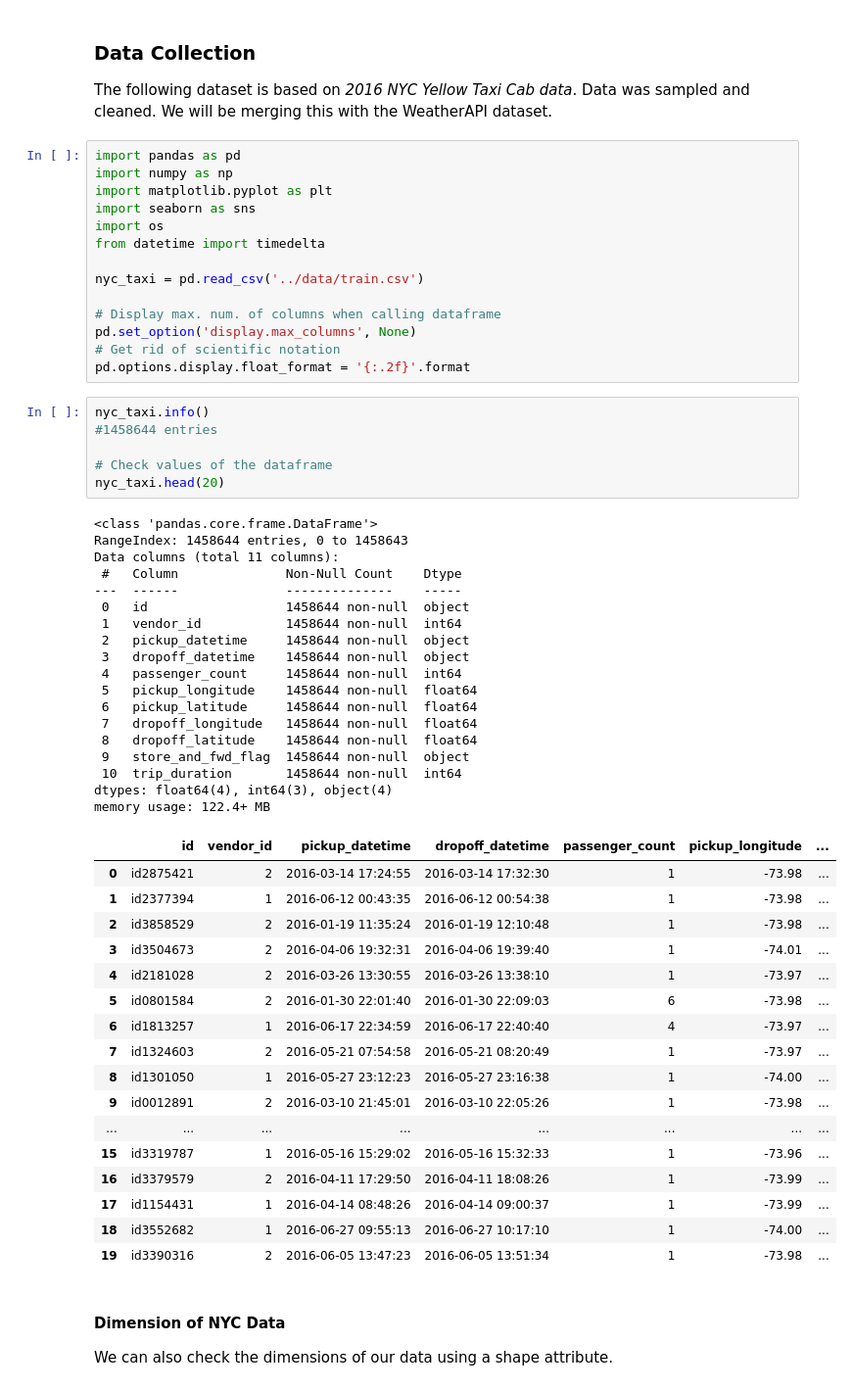
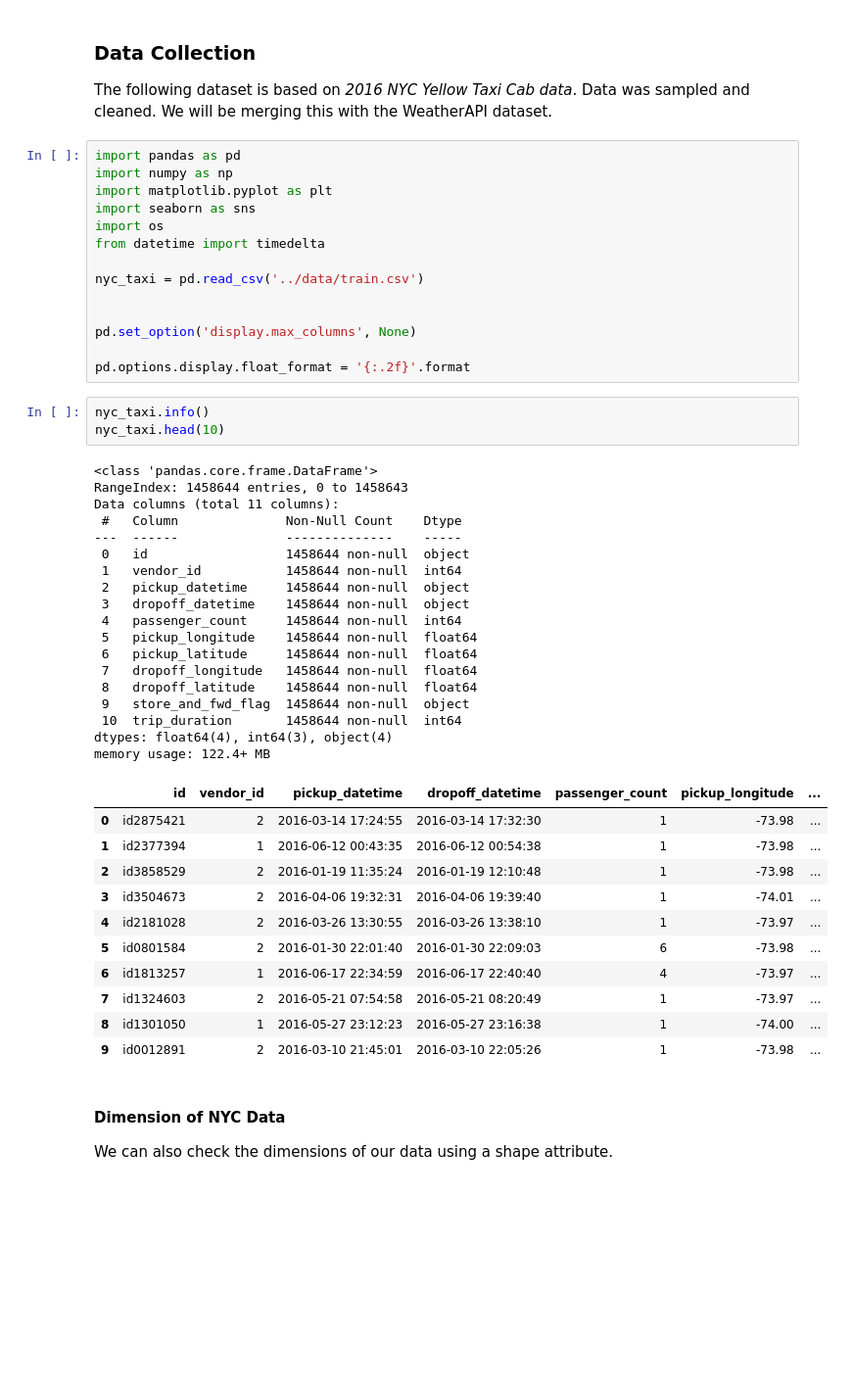
Before and after one commit to jrisdana/CapstoneTwo, a Jupyter notebook: Notebooks/NYC Taxi Duration Data Wrangling.ipynb, the cells around one changed output. Shown: that part at 98% size. Saved outputs shown, nothing was run; the diff lists cells and outputs as text; blank space fills up the shorter version.

```diff
--- a/Notebooks/NYC Taxi Duration Data Wrangling.ipynb
+++ b/Notebooks/NYC Taxi Duration Data Wrangling.ipynb
@@ -27,52 +27,43 @@ from datetime import timedelta
 
 nyc_taxi = pd.read_csv('../data/train.csv')
 
-# Display max. num. of columns when calling dataframe
+
 pd.set_option('display.max_columns', None)
-# Get rid of scientific notation
+
 pd.options.display.float_format = '{:.2f}'.format
 # %%
 nyc_taxi.info()
-#1458644 entries
-
-# Check values of the dataframe
-nyc_taxi.head(20)
+nyc_taxi.head(10)
 # %% [output]
 <class 'pandas.core.frame.DataFrame'>
 RangeIndex: 1458644 entries, 0 to 1458643
 Data columns (total 11 columns):
  #   Column              Non-Null Count    Dtype
 ---  ------              --------------    -----
  0   id                  1458644 non-null  object
  1   vendor_id           1458644 non-null  int64
  2   pickup_datetime     1458644 non-null  object
  3   dropoff_datetime    1458644 non-null  object
  4   passenger_count     1458644 non-null  int64
  5   pickup_longitude    1458644 non-null  float64
  6   pickup_latitude     1458644 non-null  float64
  7   dropoff_longitude   1458644 non-null  float64
  8   dropoff_latitude    1458644 non-null  float64
  9   store_and_fwd_flag  1458644 non-null  object
  10  trip_duration       1458644 non-null  int64
 dtypes: float64(4), int64(3), object(4)
 memory usage: 122.4+ MB
 |  | id | vendor_id | pickup_datetime | dropoff_datetime | passenger_count | pickup_longitude | ... |
 | 0 | id2875421 | 2 | 2016-03-14 17:24:55 | 2016-03-14 17:32:30 | 1 | -73.98 | ... |
 | 1 | id2377394 | 1 | 2016-06-12 00:43:35 | 2016-06-12 00:54:38 | 1 | -73.98 | ... |
 | 2 | id3858529 | 2 | 2016-01-19 11:35:24 | 2016-01-19 12:10:48 | 1 | -73.98 | ... |
 | 3 | id3504673 | 2 | 2016-04-06 19:32:31 | 2016-04-06 19:39:40 | 1 | -74.01 | ... |
 | 4 | id2181028 | 2 | 2016-03-26 13:30:55 | 2016-03-26 13:38:10 | 1 | -73.97 | ... |
 | 5 | id0801584 | 2 | 2016-01-30 22:01:40 | 2016-01-30 22:09:03 | 6 | -73.98 | ... |
 | 6 | id1813257 | 1 | 2016-06-17 22:34:59 | 2016-06-17 22:40:40 | 4 | -73.97 | ... |
 | 7 | id1324603 | 2 | 2016-05-21 07:54:58 | 2016-05-21 08:20:49 | 1 | -73.97 | ... |
 | 8 | id1301050 | 1 | 2016-05-27 23:12:23 | 2016-05-27 23:16:38 | 1 | -74.00 | ... |
 | 9 | id0012891 | 2 | 2016-03-10 21:45:01 | 2016-03-10 22:05:26 | 1 | -73.98 | ... |
-| ... | ... | ... | ... | ... | ... | ... | ... |
-| 15 | id3319787 | 1 | 2016-05-16 15:29:02 | 2016-05-16 15:32:33 | 1 | -73.96 | ... |
-| 16 | id3379579 | 2 | 2016-04-11 17:29:50 | 2016-04-11 18:08:26 | 1 | -73.99 | ... |
-| 17 | id1154431 | 1 | 2016-04-14 08:48:26 | 2016-04-14 09:00:37 | 1 | -73.99 | ... |
-| 18 | id3552682 | 1 | 2016-06-27 09:55:13 | 2016-06-27 10:17:10 | 1 | -74.00 | ... |
-| 19 | id3390316 | 2 | 2016-06-05 13:47:23 | 2016-06-05 13:51:34 | 1 | -73.98 | ... |
 # %% [markdown]
 #### Dimension of NYC Data
 
```
Also changed, not shown: parts of 37 cells of this notebook, 3 other files.
